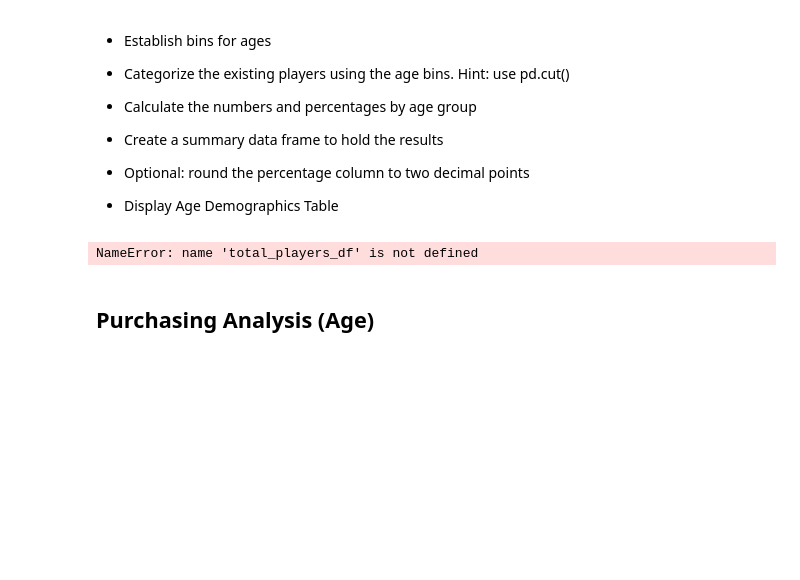
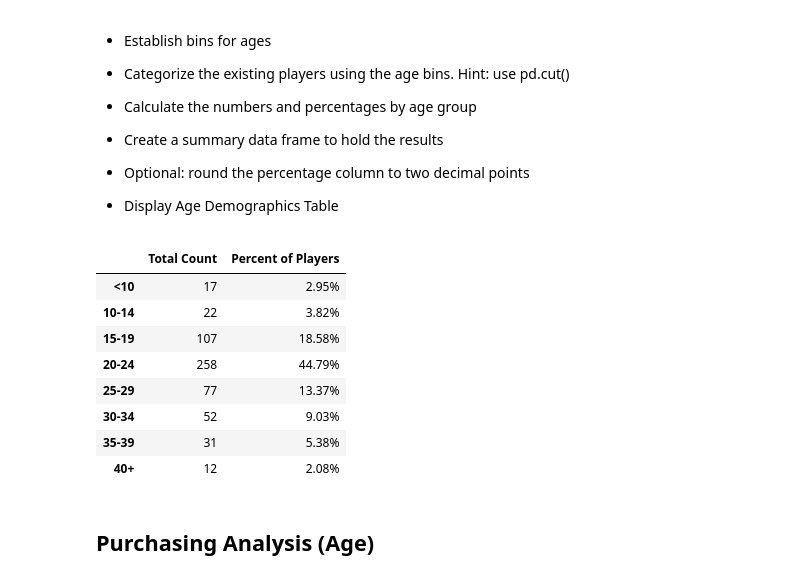
Before and after one commit to fasahathsyeda/pandas-challenge, a Jupyter notebook: HeroesOfPymoli/HeroesOfPymoli.ipynb, the cells around one changed output. Saved outputs shown, nothing was run; the diff lists cells and outputs as text; code cells hidden in the pictures; blank space fills up the shorter version.

```diff
--- a/HeroesOfPymoli/HeroesOfPymoli.ipynb
+++ b/HeroesOfPymoli/HeroesOfPymoli.ipynb
@@ -171,26 +171,36 @@ purchase_analysis_gender
 # %%
 purchase_data["Age"].max()
 age_demo=duplicate_drop.loc[:,["Gender","SN","Age"]]
 bins=[0,9,14,19,24,29,34,39,50]
 group_names=["<10","10-14","15-19","20-24","25-29","30-34","35-39","40+"]
 age_demo["Age Ranges"]=pd.cut(age_demo["Age"], bins, labels=group_names, include_lowest=False)
-total_age=age_demo["Age Ranges"].value_counts()
+total_age_count=age_demo["Age Ranges"].value_counts()
 
-percent_playres=((total_age/len(total_players_df))*100).map("{:.2f}%".format)
-age_demographics=pd.DataFrame({"Total Count": total_age,"Percent of Players": percent_playres})
+percent_playres=((total_age/len(total_unique_players))*100).map("{:.2f}%".format)
+age_demographics=pd.DataFrame({"Total Count": total_age_count,"Percent of Players": percent_playres})
 age_demographics=age_demographics.sort_index()
 age_demographics
-#age_demographics=pd.DataFrame()
-#age_demographics["Total Count"]=age_grouped["Age Ranges"].count()
 
-#age_demographics["Percentage of Players"]=((age_demographics["Total Count"]/age_demographics["Total Count"].sum())*100).map("{:.2f}%".format)
+#alternate solution
+#age_grouped=age_demo.groupby(["Age Ranges"])
+#age_demographics2=pd.DataFrame()
+#age_demographics2["Total Count"]=age_grouped["Age Ranges"].count()
+#age_demographics2
+#age_demographics2["Percentage of Players"]=((age_demographics2["Total Count"]/age_demographics2["Total Count"].sum())*100).map("{:.2f}%".format)
 
-#age_demographics=age_demographics.reset_index()
-#age_demographics=age_demographics.rename(columns={"Age Ranges":""})
-
-#age_demographics.style.hide_index()
+#age_demographics2=age_demographics2.reset_index()
+#age_demographics2=age_demographics.rename(columns={"Age Ranges":""})
+#age_demographics2
 # %% [output]
-NameError: name 'total_players_df' is not defined
+|  | Total Count | Percent of Players |
+| <10 | 17 | 2.95% |
+| 10-14 | 22 | 3.82% |
+| 15-19 | 107 | 18.58% |
+| 20-24 | 258 | 44.79% |
+| 25-29 | 77 | 13.37% |
+| 30-34 | 52 | 9.03% |
+| 35-39 | 31 | 5.38% |
+| 40+ | 12 | 2.08% |
 # %% [markdown]
 ## Purchasing Analysis (Age)
 # %% [markdown]
```
Also changed, not shown: parts of 3 cells of this notebook.
